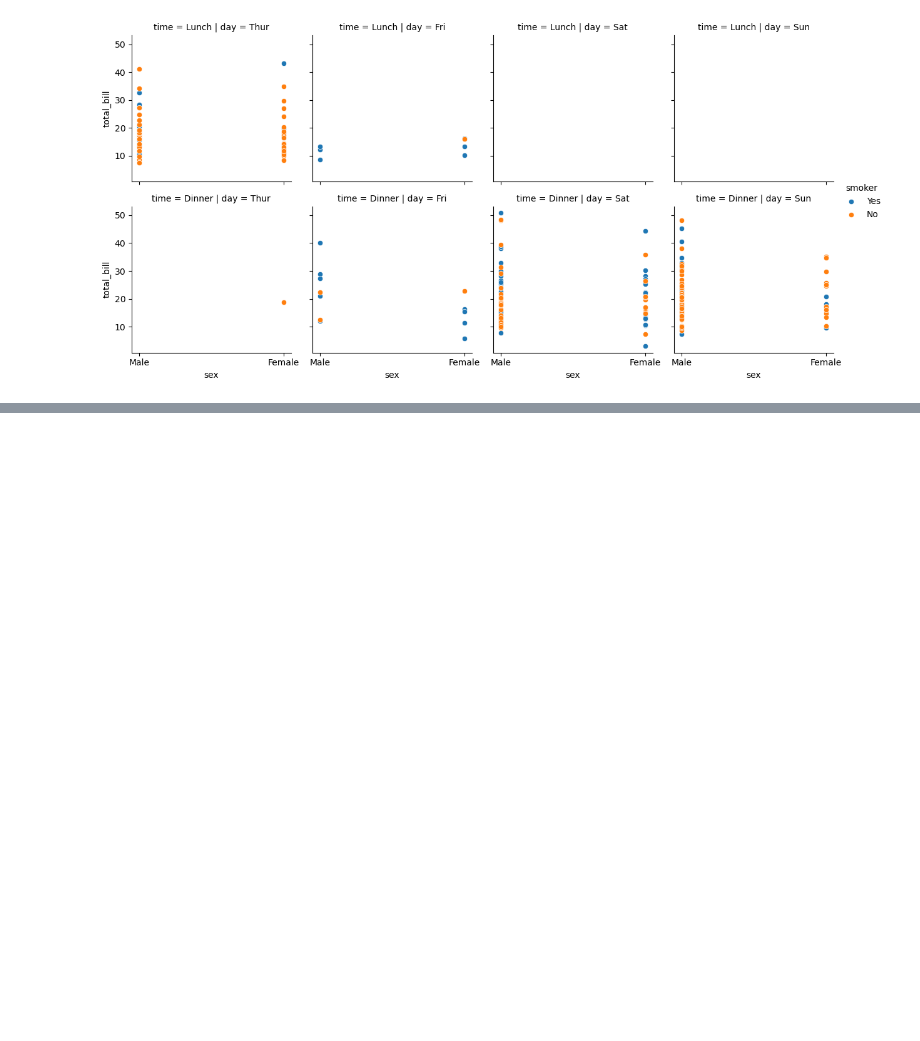
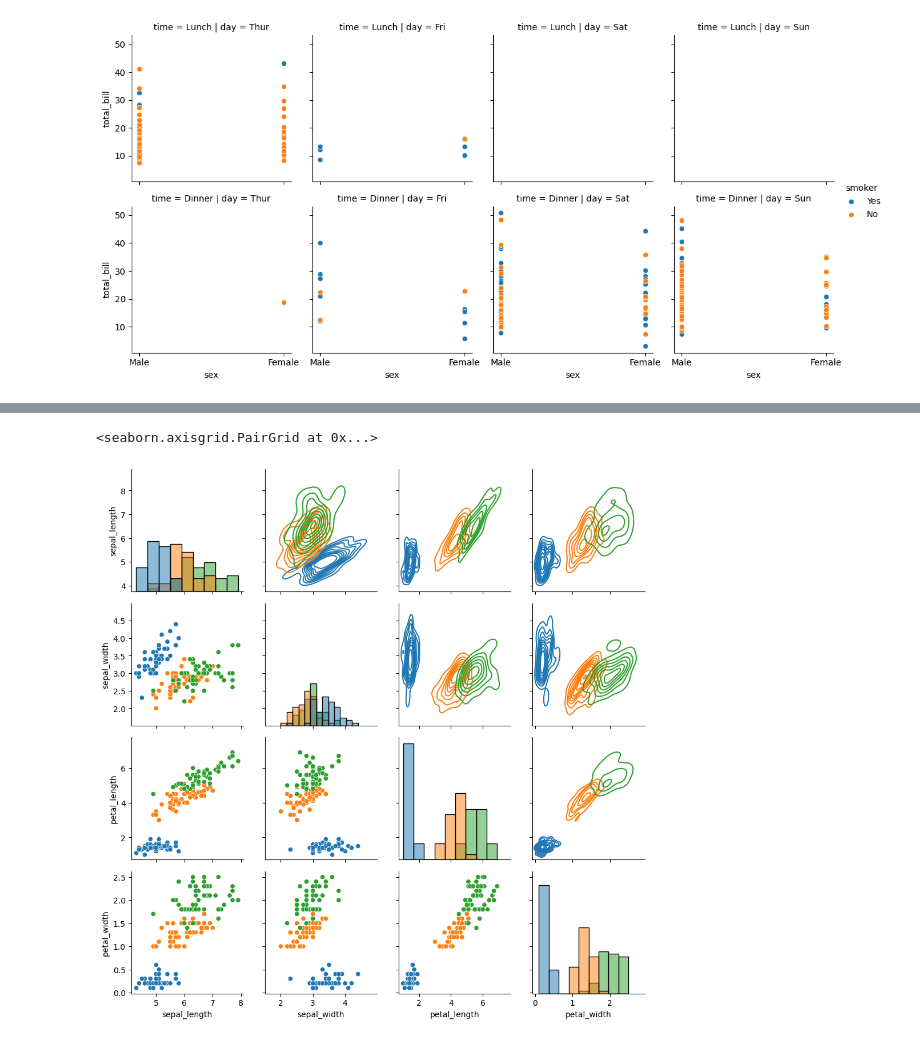
Before and after one commit to krushna98p/Pandas, a Jupyter notebook: Seaborn/Seaborn_part1.ipynb, the cells around one changed output, grey strips where cells are left out. Saved outputs shown, nothing was run; the diff lists cells and outputs as text; code cells hidden in the pictures; blank space fills up the shorter version.

```diff
--- a/Seaborn/Seaborn_part1.ipynb
+++ b/Seaborn/Seaborn_part1.ipynb
@@ -450,0 +474,10 @@ g.add_legend()
+# %%
+# map_dig -> map_upper -> map_lower
+iris=sns.load_dataset('iris')
+g=sns.PairGrid(data=iris,hue='species')# in vars we can pass only columns to work only on it
+g.map_diag(sns.histplot)
+g.map_lower(sns.scatterplot)
+g.map_upper(sns.kdeplot)
+# %% [output]
+<seaborn.axisgrid.PairGrid at 0x...>
+[figure, added]
```
Also changed, not shown: parts of 14 cells of this notebook.
